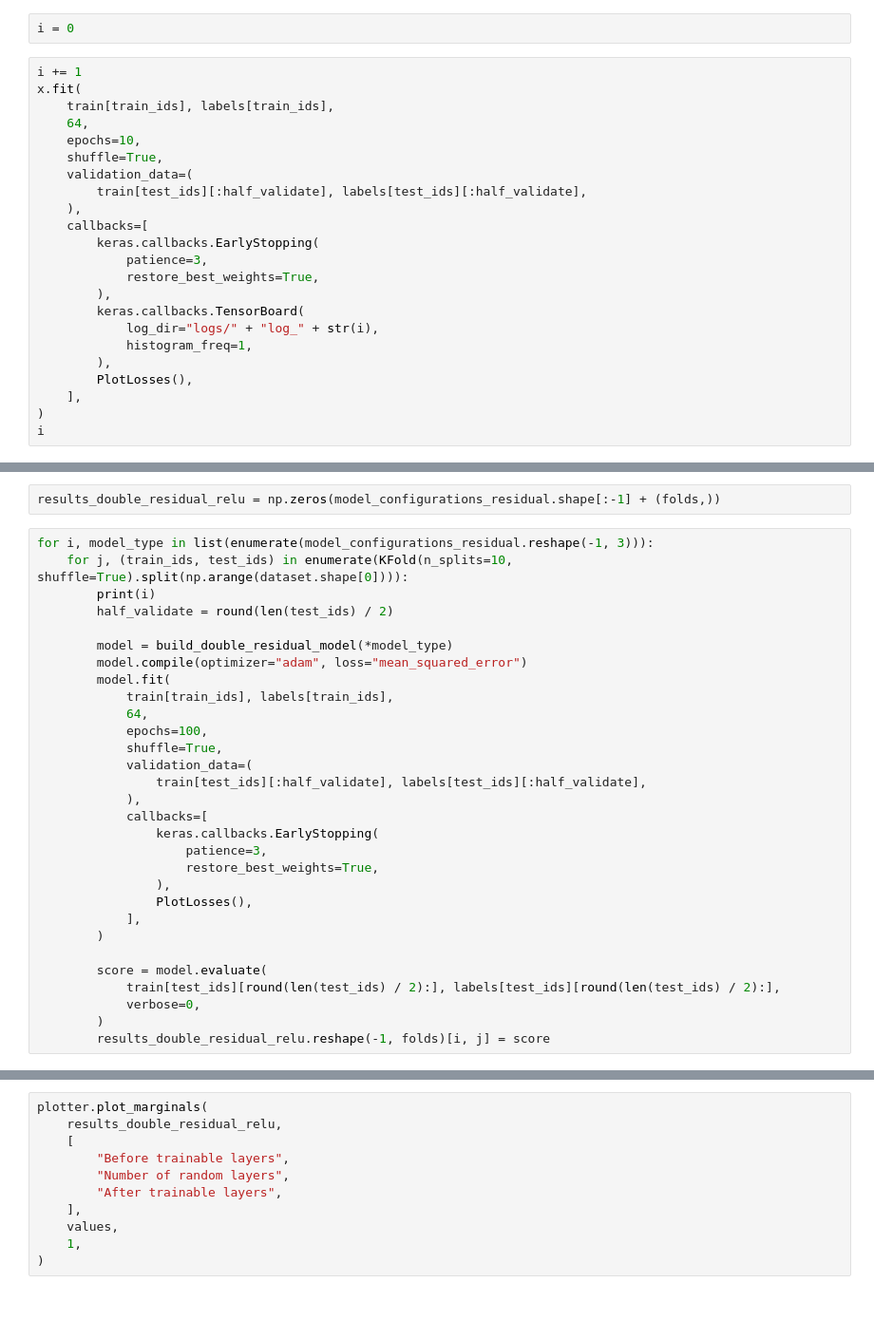
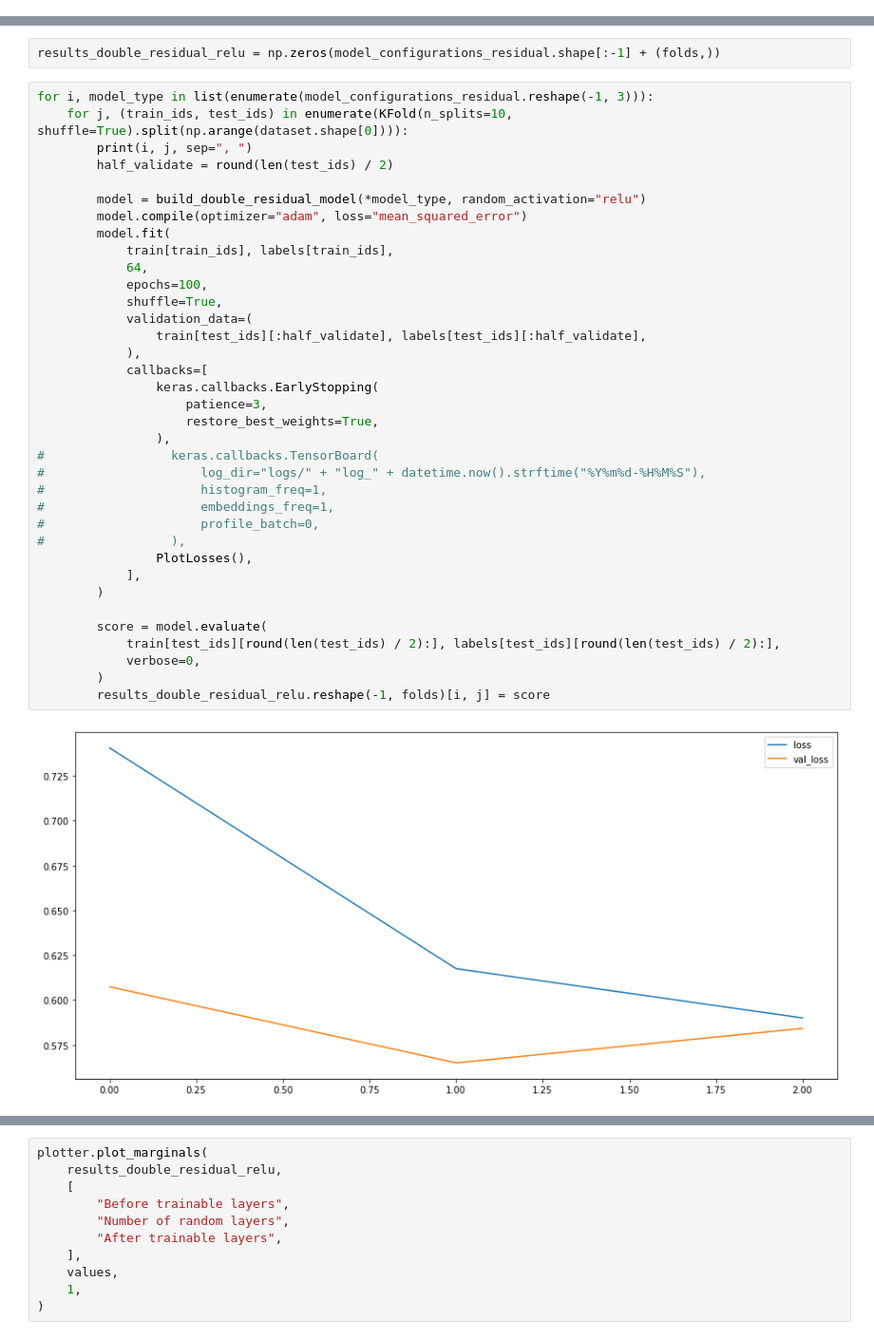
Before and after one commit to matejsladek/random_layers, a Jupyter notebook: code/experiments/census-income/Census Income.ipynb, the cells around one changed output, grey strips where cells are left out. Shown: that part at 95% size. Saved outputs shown, nothing was run; the diff lists cells and outputs as text; blank space fills up the shorter version.

```diff
--- a/code/experiments/census-income/Census Income.ipynb
+++ b/code/experiments/census-income/Census Income.ipynb
@@ -692,25 +666,0 @@ tf.
-# %%
-i = 0
-# %%
-i += 1
-x.fit(
-    train[train_ids], labels[train_ids],
-    64,
-    epochs=10,
-    shuffle=True,
-    validation_data=(
-        train[test_ids][:half_validate], labels[test_ids][:half_validate],
-    ),
-    callbacks=[
-        keras.callbacks.EarlyStopping(
-            patience=3,
-            restore_best_weights=True,
-        ),
-        keras.callbacks.TensorBoard(
-            log_dir="logs/" + "log_" + str(i),
-            histogram_freq=1,
-        ),
-        PlotLosses(),
-    ],
-)
-i
@@ -775,30 +688,38 @@ results_double_residual_relu = np.zeros(model_configurations_residual.shape[:-1]
 # %%
 for i, model_type in list(enumerate(model_configurations_residual.reshape(-1, 3))):
     for j, (train_ids, test_ids) in enumerate(KFold(n_splits=10, shuffle=True).split(np.arange(dataset.shape[0]))):
-        print(i)
+        print(i, j, sep=", ")
         half_validate = round(len(test_ids) / 2)
 
-        model = build_double_residual_model(*model_type)
+        model = build_double_residual_model(*model_type, random_activation="relu")
         model.compile(optimizer="adam", loss="mean_squared_error")
         model.fit(
             train[train_ids], labels[train_ids],
             64,
             epochs=100,
             shuffle=True,
             validation_data=(
                 train[test_ids][:half_validate], labels[test_ids][:half_validate],
             ),
             callbacks=[
                 keras.callbacks.EarlyStopping(
                     patience=3,
                     restore_best_weights=True,
                 ),
+#                 keras.callbacks.TensorBoard(
+#                     log_dir="logs/" + "log_" + datetime.now().strftime("%Y%m%d-%H%M%S"),
+#                     histogram_freq=1,
+#                     embeddings_freq=1,
+#                     profile_batch=0,
+#                 ),
                 PlotLosses(),
             ],
         )
 
         score = model.evaluate(
             train[test_ids][round(len(test_ids) / 2):], labels[test_ids][round(len(test_ids) / 2):],
             verbose=0,
         )
         results_double_residual_relu.reshape(-1, folds)[i, j] = score
+# %% [output]
+[figure, added]
```
Also changed, not shown: parts of 15 cells of this notebook.
